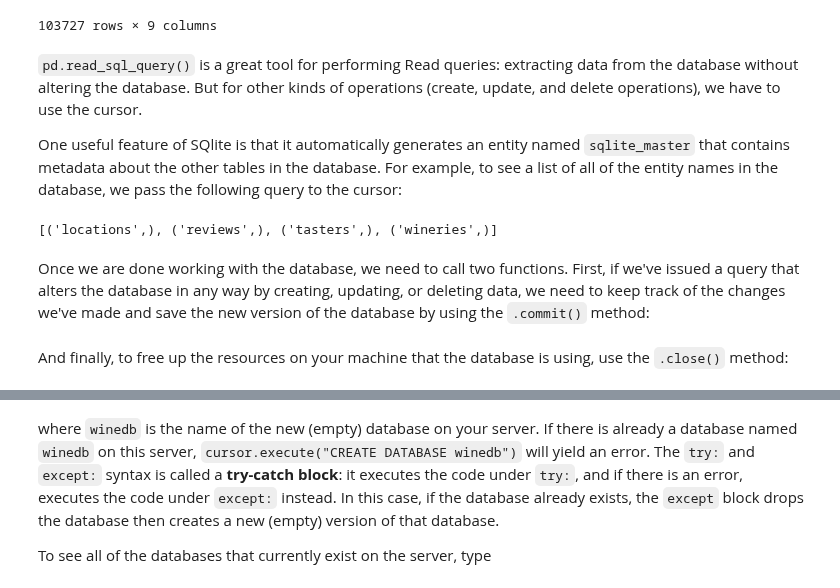
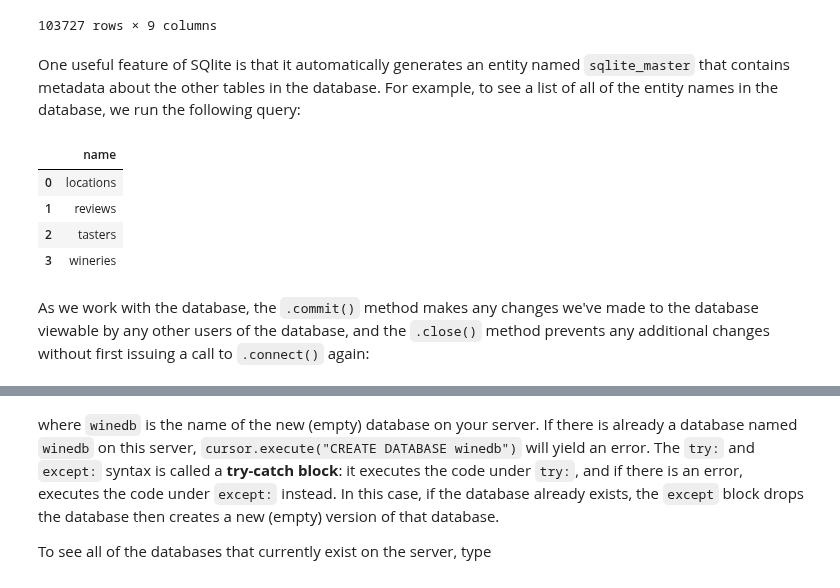
Before and after one commit to jkropko/surfing-the-data-pipeline, a Jupyter notebook: ch6.ipynb, the cells around one changed output, grey strips where cells are left out. Saved outputs shown, nothing was run; the diff lists cells and outputs as text; code cells hidden in the pictures.

```diff
--- a/ch6.ipynb
+++ b/ch6.ipynb
@@ -770,16 +831,22 @@ df
 | 103726 | 129970 | Domaine Schoffit 2012 Lieu-dit Ha... | Gewürztraminer | Big, rich and off-dry, this is po... | 90 | 21.0 | 2 | 5862 | 221 |
 103727 rows × 9 columns
 # %% [markdown]
-`pd.read_sql_query()` is a great tool for performing Read queries: extracting data from the database without altering the database. But for other kinds of operations (create, update, and delete operations), we have to use the cursor.
-
-One useful feature of SQlite is that it automatically generates an entity named `sqlite_master` that contains metadata about the other tables in the database. For example, to see a list of all of the entity names in the database, we pass the following query to the cursor:
+One useful feature of SQlite is that it automatically generates an entity named `sqlite_master` that contains metadata about the other tables in the database. For example, to see a list of all of the entity names in the database, we run the following query:
 # %%
-wine_cursor.execute("SELECT name FROM sqlite_master WHERE type='table' ORDER BY name;")
-available_table=(wine_cursor.fetchall())
-available_table
+myquery = '''
+SELECT name
+FROM sqlite_master
+WHERE type='table'
+ORDER BY name
+'''
+pd.read_sql_query(myquery, wine_db)
 # %% [output]
-[('locations',), ('reviews',), ('tasters',), ('wineries',)]
+|  | name |
+| 0 | locations |
+| 1 | reviews |
+| 2 | tasters |
+| 3 | wineries |
-# %% [markdown]
-Once we are done working with the database, we need to call two functions. First, if we've issued a query that alters the database in any way by creating, updating, or deleting data, we need to keep track of the changes we've made and save the new version of the database by using the `.commit()` method:
+# %% [markdown]
+As we work with the database, the `.commit()` method makes any changes we've made to the database viewable by any other users of the database, and the `.close()` method prevents any additional changes without first issuing a call to `.connect()` again:
 # %%
 wine_db.commit()
@@ -786,2 +853,0 @@ wine_db.commit()
-# %% [markdown]
-And finally, to free up the resources on your machine that the database is using, use the `.close()` method:
```
Also changed, not shown: parts of 139 cells of this notebook.
